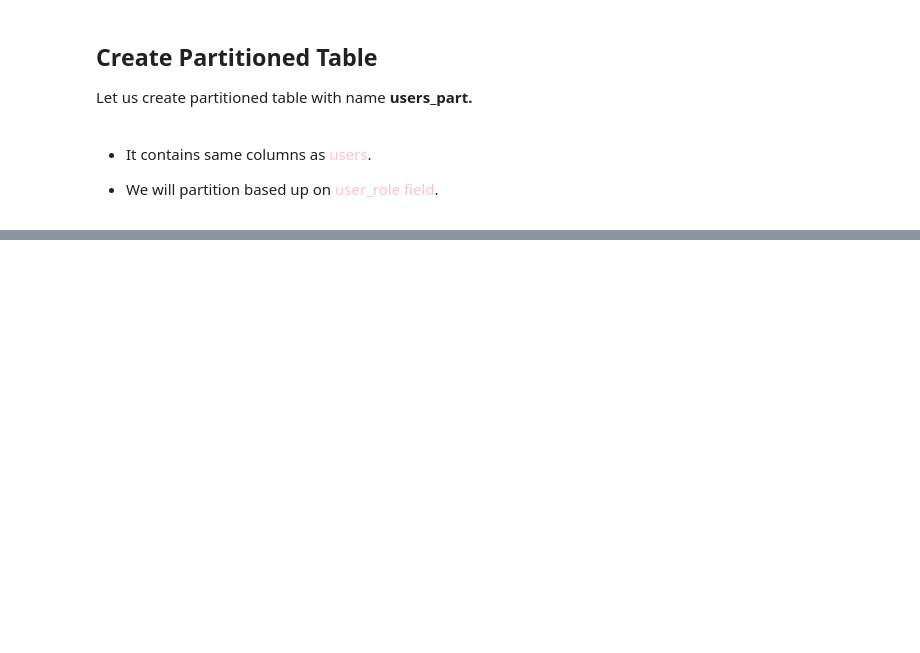
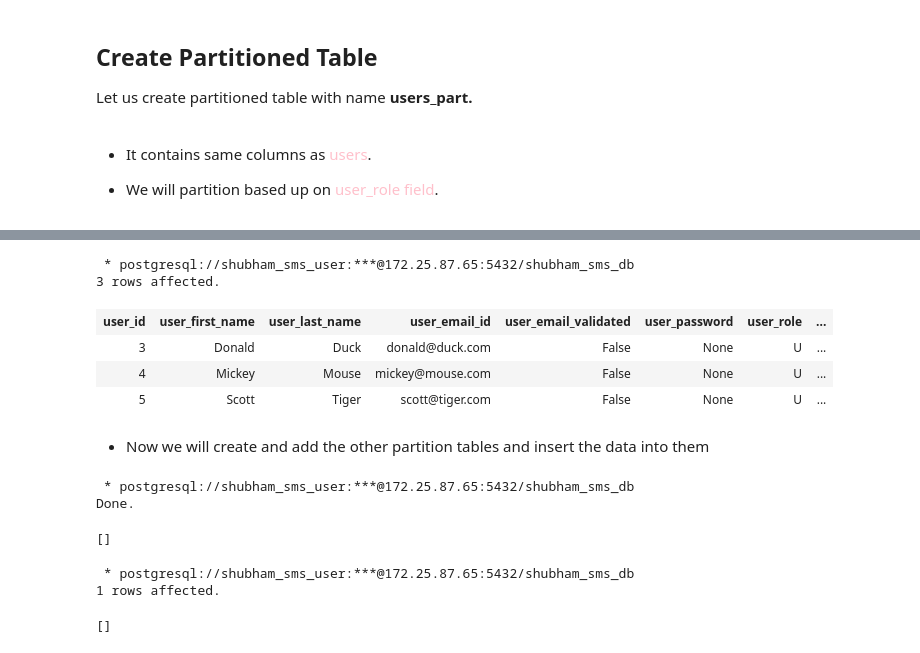
Before and after one commit to shubhammathur3110/Data-Engineering, a Jupyter notebook: material/01_SQL/Concepts/Partitioning.ipynb, the cells around one changed output, grey strips where cells are left out. Drawn from its saved outputs; the diff is of its cells as text; code cells hidden in the pictures; blank space fills up the shorter version.

```diff
--- a/material/01_SQL/Concepts/Partitioning.ipynb
+++ b/material/01_SQL/Concepts/Partitioning.ipynb
@@ -56,0 +179,33 @@ select * from shubham.orders limit 10
+# %%
+%%sql
+
+    select * from shubham.users_part_default
+# %% [output]
+ * postgresql://shubham_sms_user:***@172.25.87.65:5432/shubham_sms_db
+3 rows affected.
+| user_id | user_first_name | user_last_name | user_email_id | user_email_validated | user_password | user_role | ... |
+| 3 | Donald | Duck | donald@duck.com | False | None | U | ... |
+| 4 | Mickey | Mouse | mickey@mouse.com | False | None | U | ... |
+| 5 | Scott | Tiger | scott@tiger.com | False | None | U | ... |
+# %% [markdown]
+- Now we will create and add the other partition tables and insert the data into them
+# %%
+%%sql
+
+    create table shubham.users_part_A
+        partition of shubham.users_part
+            for values IN ('A') -- for values used to give the constrain on the values we specify in the IN clause
+# %% [output]
+ * postgresql://shubham_sms_user:***@172.25.87.65:5432/shubham_sms_db
+Done.
+[]
+# %%
+%%sql
+
+    update shubham.users_part
+        set user_role = 'A'
+        where user_email_id = 'scott@tiger.com'
+# %% [output]
+ * postgresql://shubham_sms_user:***@172.25.87.65:5432/shubham_sms_db
+1 rows affected.
+[]
```
Also changed, not shown: parts of 41 cells of this notebook.
